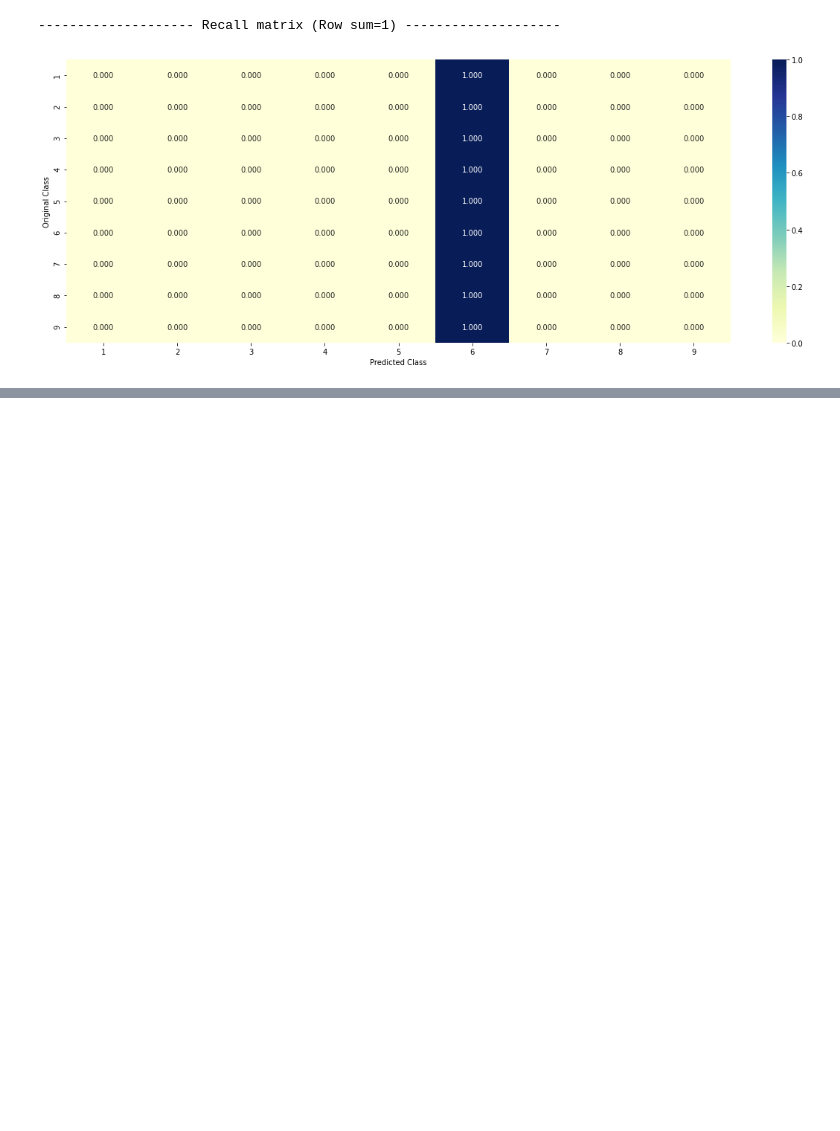
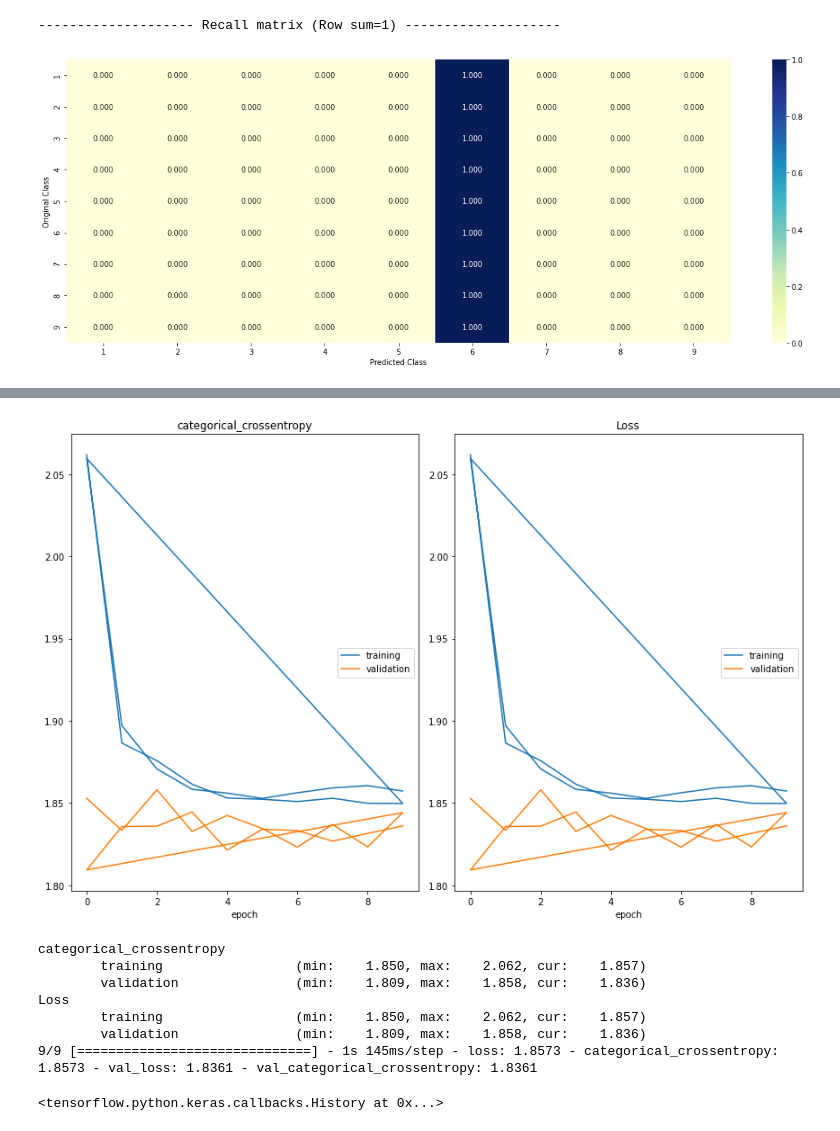
Before and after one commit to seanbenhur/personalized_cancer_diagnosis, a Jupyter notebook: Personalized_Cancer_Diagnosis_using_DL.ipynb, the cells around one changed output, grey strips where cells are left out. Cells and saved outputs as stored; diff of their text form; code cells hidden in the pictures; blank space fills up the shorter version.

```diff
--- a/Personalized_Cancer_Diagnosis_using_DL.ipynb
+++ b/Personalized_Cancer_Diagnosis_using_DL.ipynb
@@ -240,0 +242,12 @@ plot_confusion_matrix((classes[np.argmax(y_test, axis=1)]),pred_indices)
+# %%
+from tensorflow.keras.layers import Conv1D,GlobalMaxPooling1D
+model = Sequential()
+model.add(Embedding(vocab_size, embed_dim, input_length = input_dim))
+model.add(SpatialDropout1D(0.2))
+model.add(Conv1D(128,7,padding='valid',activation='relu',strides=3))
+model.add(Conv1D(128,7,padding='valid',activation='relu',strides=3))
+model.add(GlobalMaxPooling1D())
+model.add(Dense(128,activation='relu'))
+model.add(Dense(9,activation='softmax'))
+model.compile(loss = 'categorical_crossentropy', optimizer='adam', metrics = ['categorical_crossentropy'])
+model.summary()
@@ -240,0 +272,12 @@ plot_confusion_matrix((classes[np.argmax(y_test, axis=1)]),pred_indices)
+# %%
+model.fit(x_train,y_train,epochs=10,batch_size=64,validation_split=0.2,callbacks=callback)
+# %% [output]
+[figure, added]
+categorical_crossentropy
+        training                 (min:    1.850, max:    2.062, cur:    1.857)
+        validation               (min:    1.809, max:    1.858, cur:    1.836)
+Loss
+        training                 (min:    1.850, max:    2.062, cur:    1.857)
+        validation               (min:    1.809, max:    1.858, cur:    1.836)
+9/9 [==============================] - 1s 145ms/step - loss: 1.8573 - categorical_crossentropy: 1.8573 - val_loss: 1.8361 - val_categorical_crossentropy: 1.8361
+<tensorflow.python.keras.callbacks.History at 0x...>
```
Also changed, not shown: parts of 13 cells of this notebook.
